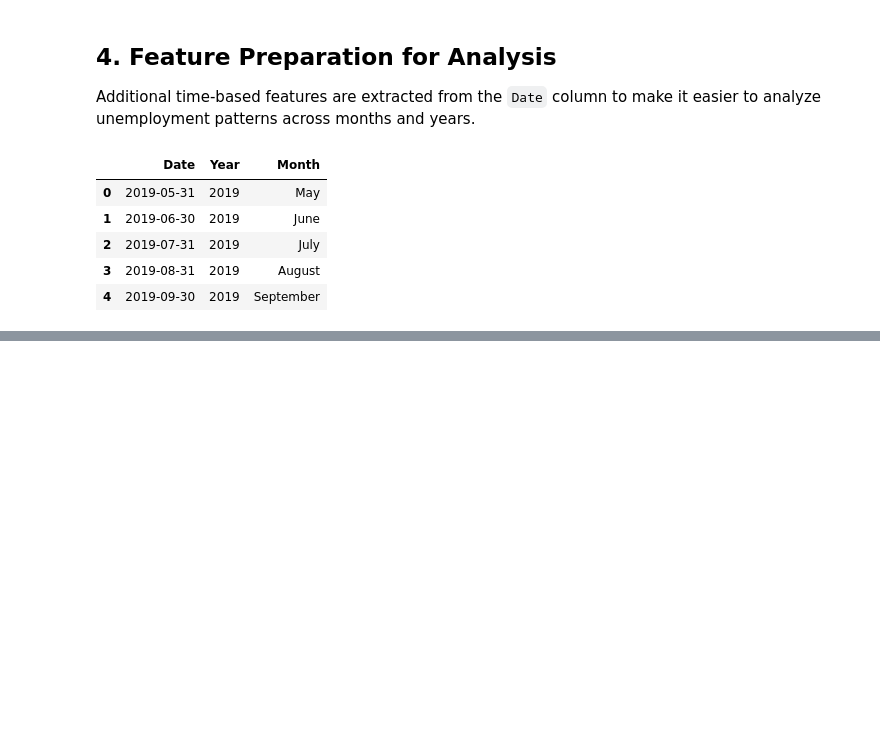
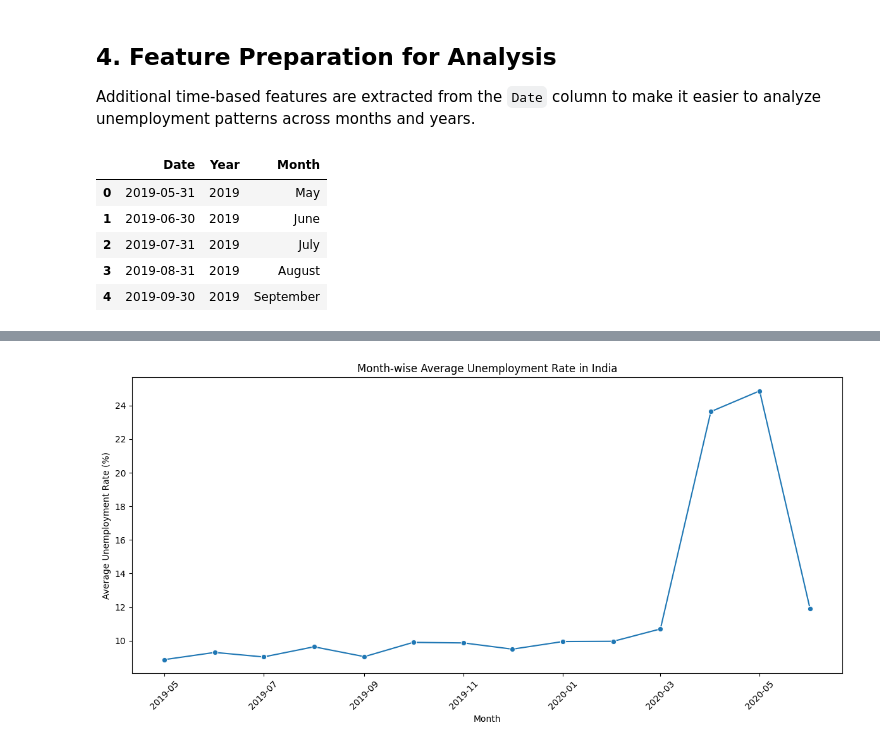
Before and after one commit to kartikeysharma2645/OIBSIP, a Jupyter notebook: DataScience-Task2-UnemploymentAnalysis/UnemploymentAnalysis.ipynb, the cells around one changed output, grey strips where cells are left out. Saved outputs shown, nothing was run; the diff lists cells and outputs as text; code cells hidden in the pictures; blank space fills up the shorter version.

```diff
--- a/DataScience-Task2-UnemploymentAnalysis/UnemploymentAnalysis.ipynb
+++ b/DataScience-Task2-UnemploymentAnalysis/UnemploymentAnalysis.ipynb
@@ -186,0 +250,11 @@ df[["Date", "Year", "Month"]].head()
+# %%
+# Calculate average unemployment rate for each month-year
+monthly_unemployment = (
+    df.groupby(df["Date"].dt.to_period("M"))["Estimated Unemployment Rate (%)"]
+    .mean()
+)
+
+# Convert the period index to timestamps for plotting
+monthly_unemployment.index = monthly_unemployment.index.to_timestamp()
+
+monthly_unemployment
@@ -186,0 +278,19 @@ df[["Date", "Year", "Month"]].head()
+# %%
+# Plot the month-wise unemployment trend
+plt.figure(figsize=(12, 6))
+
+sns.lineplot(
+    x=monthly_unemployment.index,
+    y=monthly_unemployment.values,
+    marker="o"
+)
+
+plt.title("Month-wise Average Unemployment Rate in India")
+plt.xlabel("Month")
+plt.ylabel("Average Unemployment Rate (%)")
+plt.xticks(rotation=45)
+
+plt.tight_layout()
+plt.show()
+# %% [output]
+[figure, added]
```
Also changed, not shown: parts of 19 cells of this notebook.
